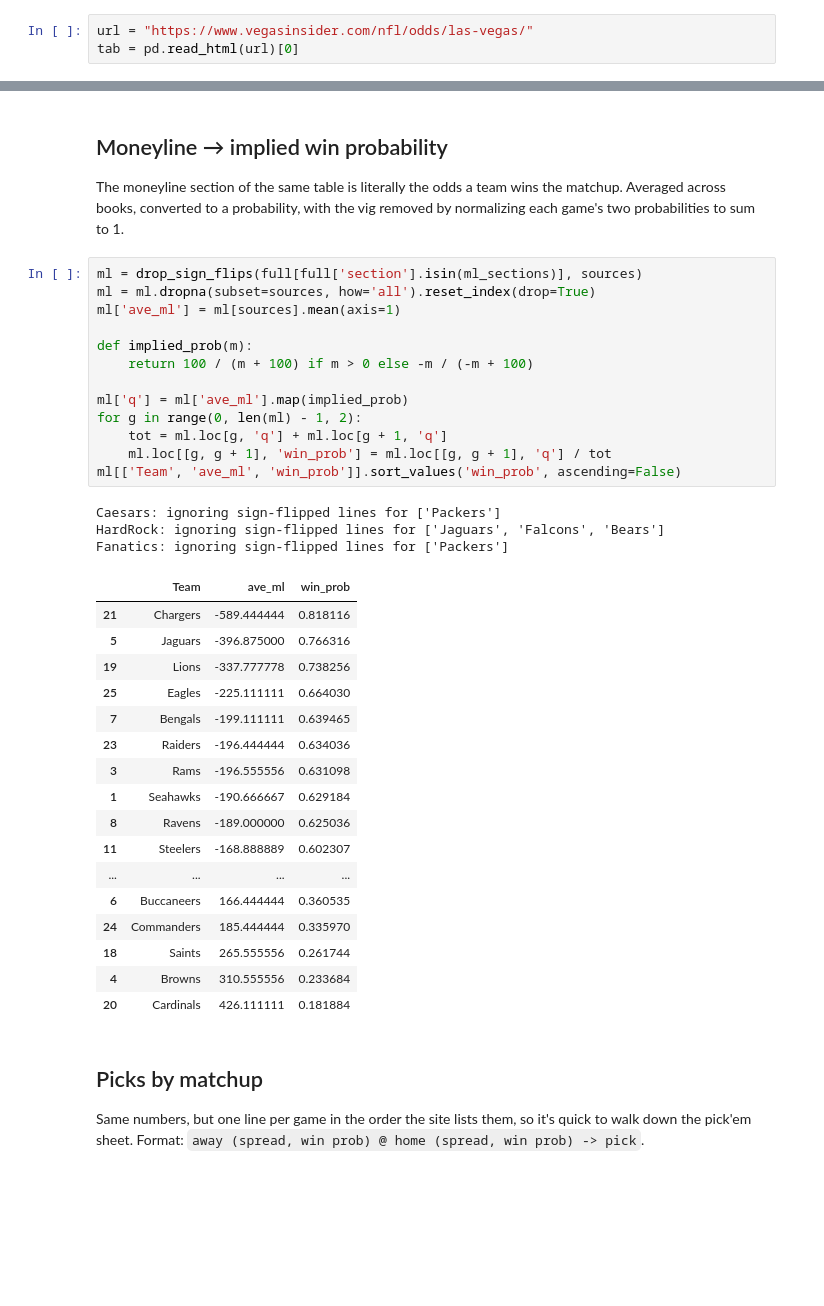
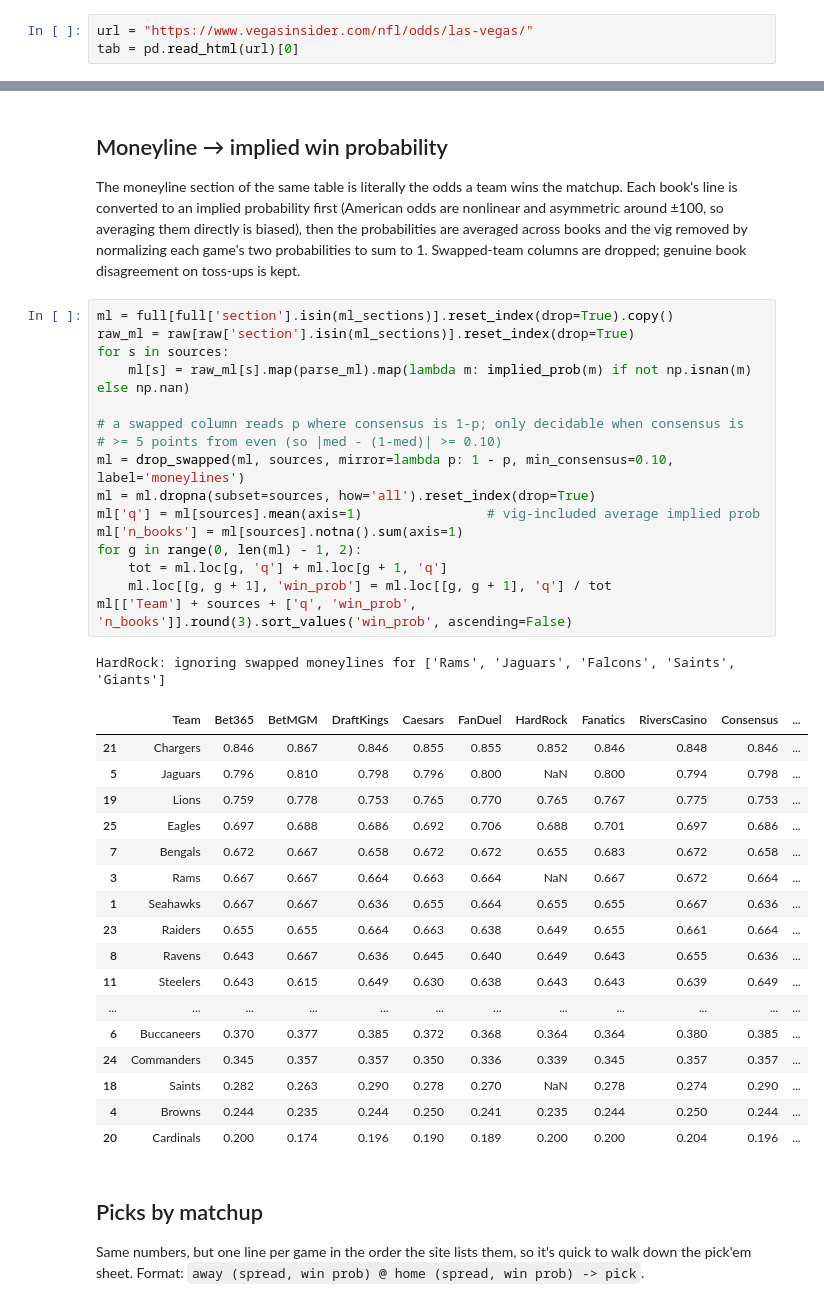
Before and after one commit to sbruto/pick_em, a Jupyter notebook: pick_em_2026.ipynb, the cells around one changed output, grey strips where cells are left out. Drawn from its saved outputs; the diff is of its cells as text; blank space fills up the shorter version.

```diff
--- a/pick_em_2026.ipynb
+++ b/pick_em_2026.ipynb
@@ -128,42 +172,46 @@ HardRock: ignoring sign-flipped lines for ['Buccaneers', 'Bengals', 'Packers', '
 ## Moneyline → implied win probability
 
 The moneyline section of the same table is literally the odds a team wins the matchup.
-Averaged across books, converted to a probability, with the vig removed by normalizing
-each game's two probabilities to sum to 1.
+Each book's line is converted to an implied probability first (American odds are
+nonlinear and asymmetric around ±100, so averaging them directly is biased), then the
+probabilities are averaged across books and the vig removed by normalizing each game's
+two probabilities to sum to 1. Swapped-team columns are dropped; genuine book
+disagreement on toss-ups is kept.
 # %%
-ml = drop_sign_flips(full[full['section'].isin(ml_sections)], sources)
+ml = full[full['section'].isin(ml_sections)].reset_index(drop=True).copy()
+raw_ml = raw[raw['section'].isin(ml_sections)].reset_index(drop=True)
+for s in sources:
+    ml[s] = raw_ml[s].map(parse_ml).map(lambda m: implied_prob(m) if not np.isnan(m) else np.nan)
+
+# a swapped column reads p where consensus is 1-p; only decidable when consensus is
+# >= 5 points from even (so |med - (1-med)| >= 0.10)
+ml = drop_swapped(ml, sources, mirror=lambda p: 1 - p, min_consensus=0.10, label='moneylines')
 ml = ml.dropna(subset=sources, how='all').reset_index(drop=True)
-ml['ave_ml'] = ml[sources].mean(axis=1)
-
-def implied_prob(m):
-    return 100 / (m + 100) if m > 0 else -m / (-m + 100)
-
-ml['q'] = ml['ave_ml'].map(implied_prob)
+ml['q'] = ml[sources].mean(axis=1)                # vig-included average implied prob
+ml['n_books'] = ml[sources].notna().sum(axis=1)
 for g in range(0, len(ml) - 1, 2):
     tot = ml.loc[g, 'q'] + ml.loc[g + 1, 'q']
     ml.loc[[g, g + 1], 'win_prob'] = ml.loc[[g, g + 1], 'q'] / tot
-ml[['Team', 'ave_ml', 'win_prob']].sort_values('win_prob', ascending=False)
+ml[['Team'] + sources + ['q', 'win_prob', 'n_books']].round(3).sort_values('win_prob', ascending=False)
 # %% [output]
-Caesars: ignoring sign-flipped lines for ['Packers']
-HardRock: ignoring sign-flipped lines for ['Jaguars', 'Falcons', 'Bears']
-Fanatics: ignoring sign-flipped lines for ['Packers']
+HardRock: ignoring swapped moneylines for ['Rams', 'Jaguars', 'Falcons', 'Saints', 'Giants']
-|  | Team | ave_ml | win_prob |
-| 21 | Chargers | -589.444444 | 0.818116 |
-| 5 | Jaguars | -396.875000 | 0.766316 |
-| 19 | Lions | -337.777778 | 0.738256 |
-| 25 | Eagles | -225.111111 | 0.664030 |
-| 7 | Bengals | -199.111111 | 0.639465 |
-| 23 | Raiders | -196.444444 | 0.634036 |
-| 3 | Rams | -196.555556 | 0.631098 |
-| 1 | Seahawks | -190.666667 | 0.629184 |
-| 8 | Ravens | -189.000000 | 0.625036 |
-| 11 | Steelers | -168.888889 | 0.602307 |
-| ... | ... | ... | ... |
-| 6 | Buccaneers | 166.444444 | 0.360535 |
-| 24 | Commanders | 185.444444 | 0.335970 |
-| 18 | Saints | 265.555556 | 0.261744 |
-| 4 | Browns | 310.555556 | 0.233684 |
-| 20 | Cardinals | 426.111111 | 0.181884 |
+|  | Team | Bet365 | BetMGM | DraftKings | Caesars | FanDuel | HardRock | Fanatics | RiversCasino | Consensus | ... |
+| 21 | Chargers | 0.846 | 0.867 | 0.846 | 0.855 | 0.855 | 0.852 | 0.846 | 0.848 | 0.846 | ... |
+| 5 | Jaguars | 0.796 | 0.810 | 0.798 | 0.796 | 0.800 | NaN | 0.800 | 0.794 | 0.798 | ... |
+| 19 | Lions | 0.759 | 0.778 | 0.753 | 0.765 | 0.770 | 0.765 | 0.767 | 0.775 | 0.753 | ... |
+| 25 | Eagles | 0.697 | 0.688 | 0.686 | 0.692 | 0.706 | 0.688 | 0.701 | 0.697 | 0.686 | ... |
+| 7 | Bengals | 0.672 | 0.667 | 0.658 | 0.672 | 0.672 | 0.655 | 0.683 | 0.672 | 0.658 | ... |
+| 3 | Rams | 0.667 | 0.667 | 0.664 | 0.663 | 0.664 | NaN | 0.667 | 0.672 | 0.664 | ... |
+| 1 | Seahawks | 0.667 | 0.667 | 0.636 | 0.655 | 0.664 | 0.655 | 0.655 | 0.667 | 0.636 | ... |
+| 23 | Raiders | 0.655 | 0.655 | 0.664 | 0.663 | 0.638 | 0.649 | 0.655 | 0.661 | 0.664 | ... |
+| 8 | Ravens | 0.643 | 0.667 | 0.636 | 0.645 | 0.640 | 0.649 | 0.643 | 0.655 | 0.636 | ... |
+| 11 | Steelers | 0.643 | 0.615 | 0.649 | 0.630 | 0.638 | 0.643 | 0.643 | 0.639 | 0.649 | ... |
+| ... | ... | ... | ... | ... | ... | ... | ... | ... | ... | ... | ... |
+| 6 | Buccaneers | 0.370 | 0.377 | 0.385 | 0.372 | 0.368 | 0.364 | 0.364 | 0.380 | 0.385 | ... |
+| 24 | Commanders | 0.345 | 0.357 | 0.357 | 0.350 | 0.336 | 0.339 | 0.345 | 0.357 | 0.357 | ... |
+| 18 | Saints | 0.282 | 0.263 | 0.290 | 0.278 | 0.270 | NaN | 0.278 | 0.274 | 0.290 | ... |
+| 4 | Browns | 0.244 | 0.235 | 0.244 | 0.250 | 0.241 | 0.235 | 0.244 | 0.250 | 0.244 | ... |
+| 20 | Cardinals | 0.200 | 0.174 | 0.196 | 0.190 | 0.189 | 0.200 | 0.200 | 0.204 | 0.196 | ... |
 # %% [markdown]
 ## Picks by matchup
 
```
Also changed, not shown: parts of 4 cells of this notebook.
